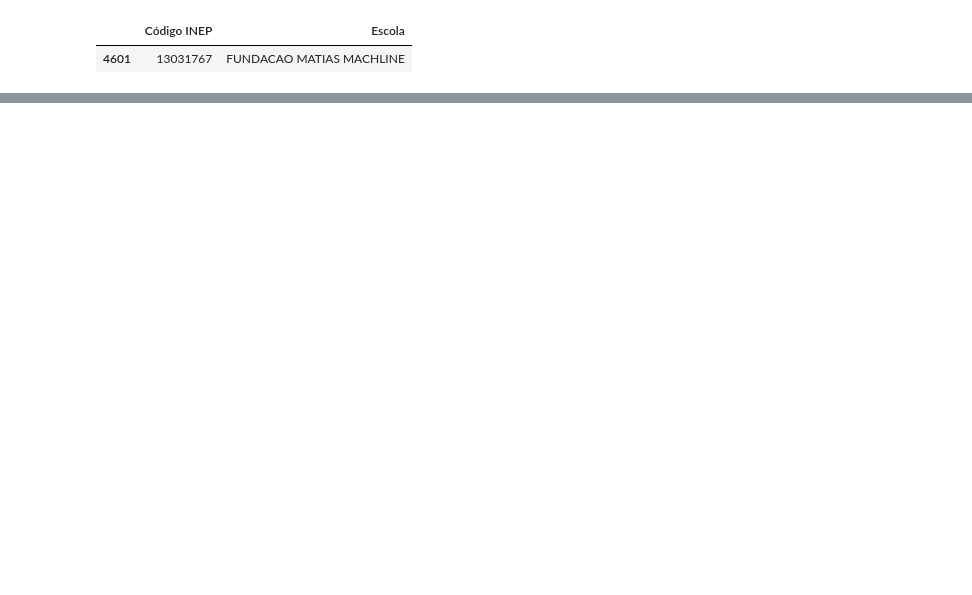
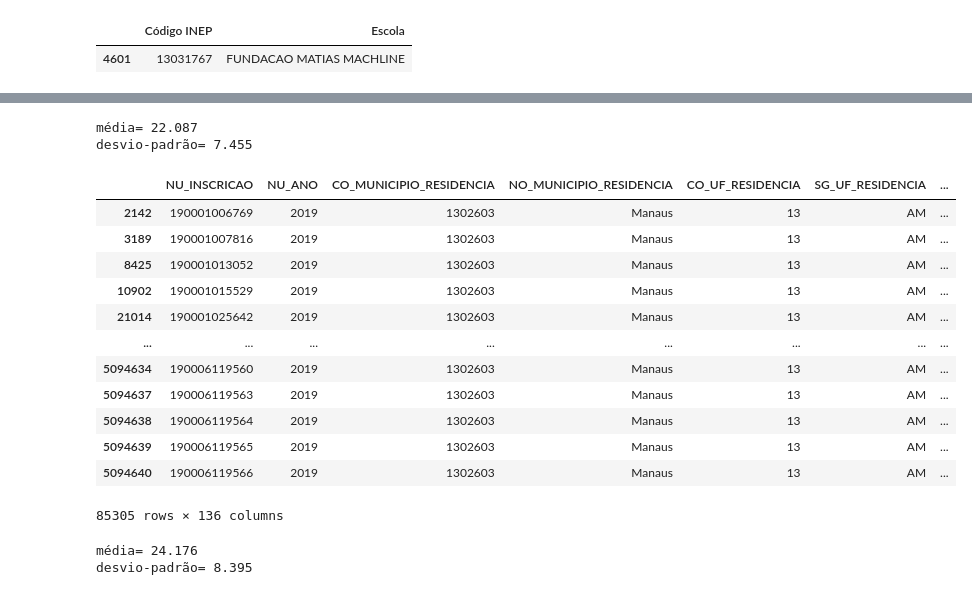
Before and after one commit to paulordie/aquis-preproc-explo-dados, a Jupyter notebook: projeto-enem-pcorrea.ipynb, the cells around one changed output, grey strips where cells are left out. Drawn from its saved outputs; the diff is of its cells as text; code cells hidden in the pictures; blank space fills up the shorter version.

```diff
--- a/projeto-enem-pcorrea.ipynb
+++ b/projeto-enem-pcorrea.ipynb
@@ -46,7 +46,7 @@
 # %%
 import pandas as pd
 # %%
-microdados_enem2019 = pd.read_csv('../microdados_enem_2019/DADOS/MICRODADOS_ENEM_2019.csv',sep=';',encoding='ISO-8859-1')
+microdados_enem2019 = pd.read_csv('../DADOS/MICRODADOS_ENEM_2019.csv',sep=';',encoding='ISO-8859-1')
 # %%
 microdados_enem2019.head()
 # %% [output]
@@ -177,0 +192,27 @@ target_2_microdados_enem2019.head()
+# %%
+meanAndStandar(microdados_enem2019['NU_IDADE'])
+# %% [output]
+média= 22.087
+desvio-padrão= 7.455
+# %%
+df_manaus = microdados_enem2019[microdados_enem2019['NO_MUNICIPIO_RESIDENCIA']=='Manaus']
+df_manaus
+# %% [output]
+|  | NU_INSCRICAO | NU_ANO | CO_MUNICIPIO_RESIDENCIA | NO_MUNICIPIO_RESIDENCIA | CO_UF_RESIDENCIA | SG_UF_RESIDENCIA | ... |
+| 2142 | 190001006769 | 2019 | 1302603 | Manaus | 13 | AM | ... |
+| 3189 | 190001007816 | 2019 | 1302603 | Manaus | 13 | AM | ... |
+| 8425 | 190001013052 | 2019 | 1302603 | Manaus | 13 | AM | ... |
+| 10902 | 190001015529 | 2019 | 1302603 | Manaus | 13 | AM | ... |
+| 21014 | 190001025642 | 2019 | 1302603 | Manaus | 13 | AM | ... |
+| ... | ... | ... | ... | ... | ... | ... | ... |
+| 5094634 | 190006119560 | 2019 | 1302603 | Manaus | 13 | AM | ... |
+| 5094637 | 190006119563 | 2019 | 1302603 | Manaus | 13 | AM | ... |
+| 5094638 | 190006119564 | 2019 | 1302603 | Manaus | 13 | AM | ... |
+| 5094639 | 190006119565 | 2019 | 1302603 | Manaus | 13 | AM | ... |
+| 5094640 | 190006119566 | 2019 | 1302603 | Manaus | 13 | AM | ... |
+85305 rows × 136 columns
+# %%
+meanAndStandar(df_manaus['NU_IDADE'])
+# %% [output]
+média= 24.176
+desvio-padrão= 8.395
```
Also changed, not shown: parts of 19 cells of this notebook.
